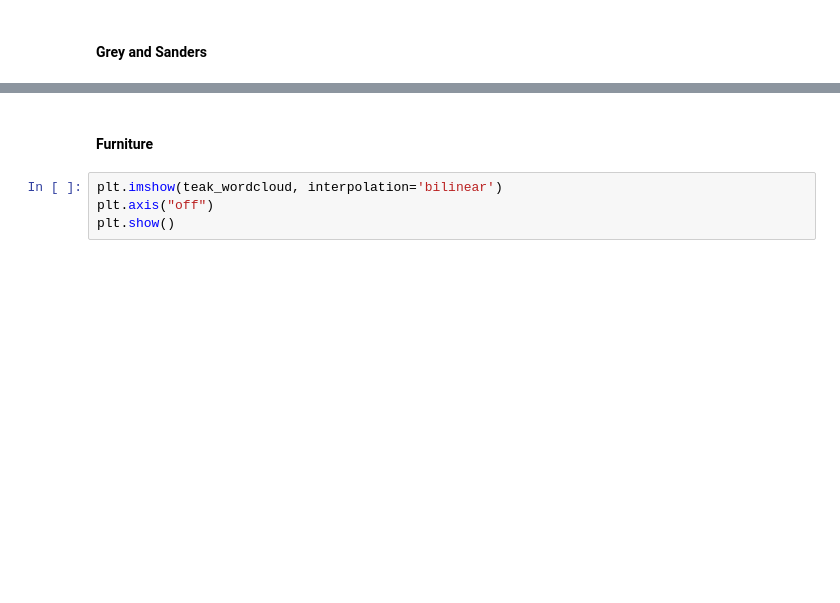
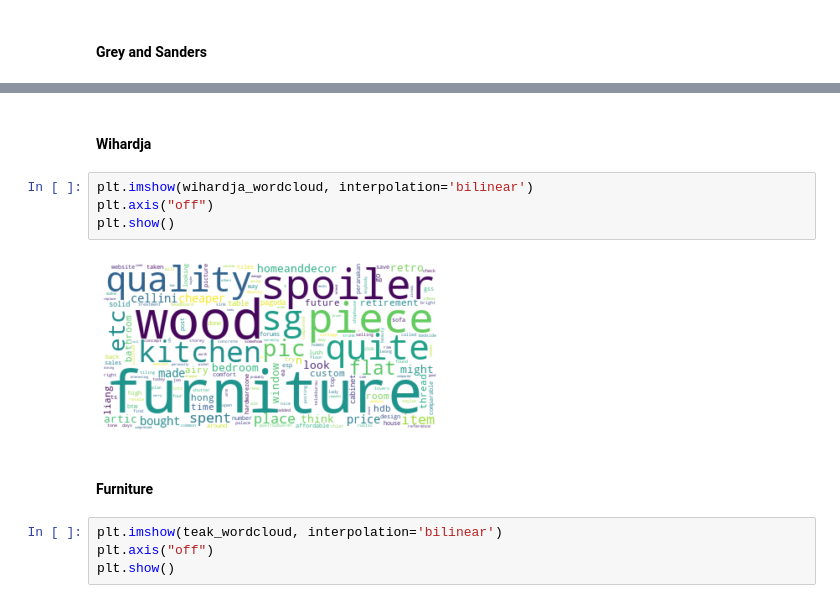
Before and after one commit to IvyHau/scanteak, a Jupyter notebook: Script/EDA Forum.ipynb, the cells around one changed output, grey strips where cells are left out. Drawn from its saved outputs; the diff is of its cells as text; blank space fills up the shorter version.

```diff
--- a/Script/EDA Forum.ipynb
+++ b/Script/EDA Forum.ipynb
@@ -190,3 +176,11 @@ plt.show()
+# %% [markdown]
+#### Wihardja
+# %%
+plt.imshow(wihardja_wordcloud, interpolation='bilinear')
+plt.axis("off")
+plt.show()
+# %% [output]
+[figure, added]
 # %% [markdown]
 #### Furniture
 # %%
```
Also changed, not shown: parts of 6 cells of this notebook, 4 other files.
